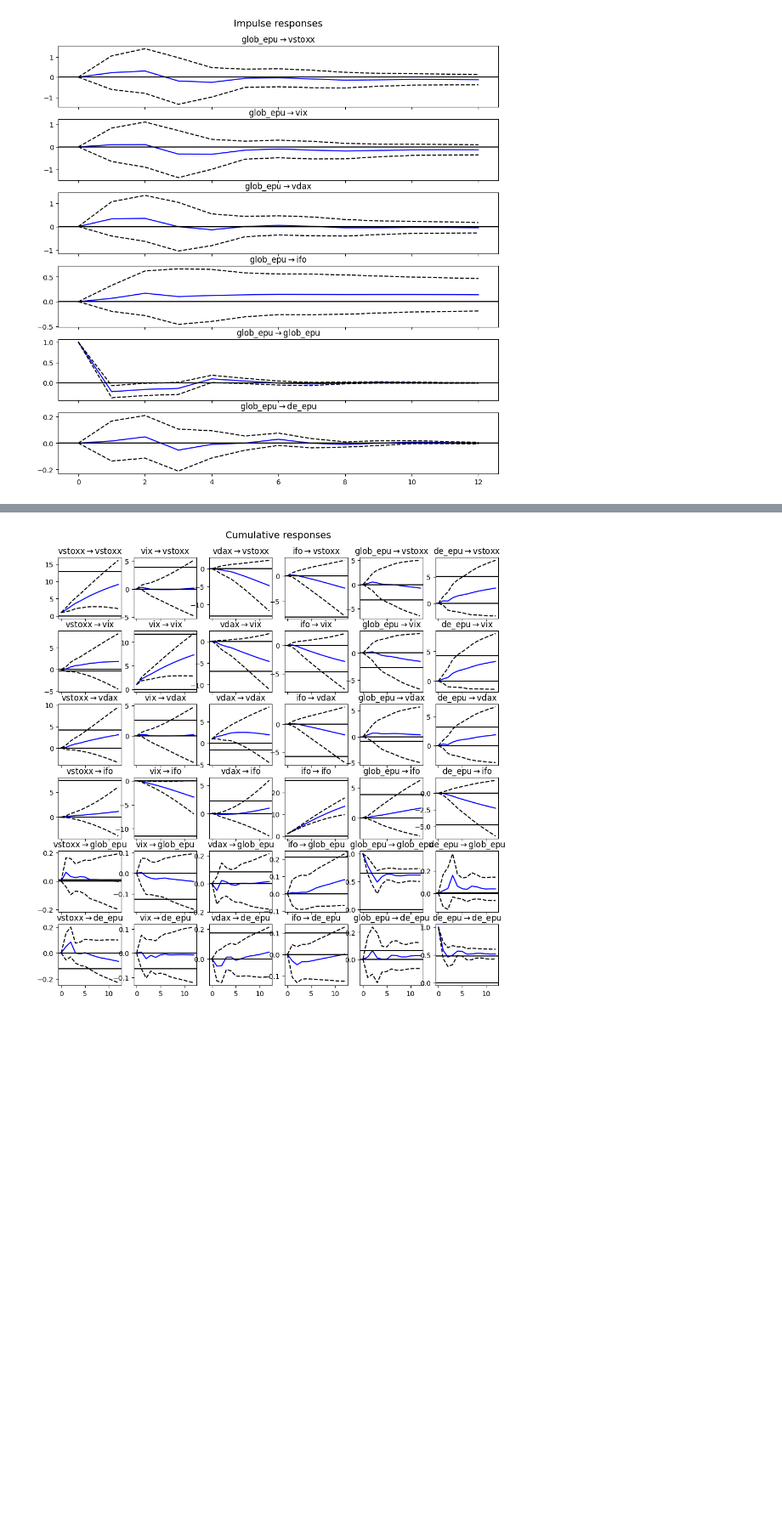
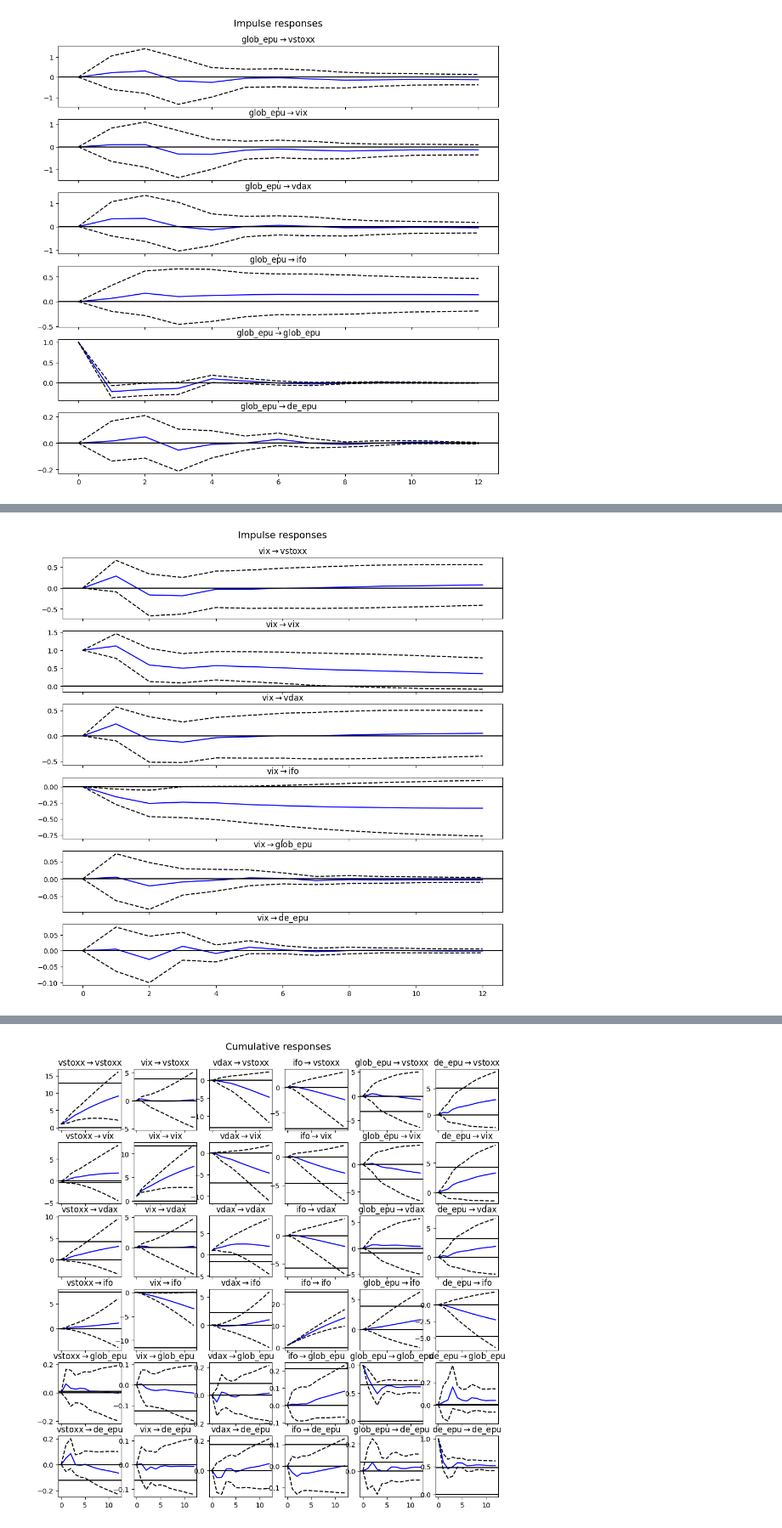
Before and after one commit to Joshi-77/BA-VAR, a Jupyter notebook: main.ipynb, the cells around one changed output, grey strips where cells are left out. Shown at 85% size. Saved outputs shown, nothing was run; the diff lists cells and outputs as text; code cells hidden in the pictures; blank space fills up the shorter version.

```diff
--- a/main.ipynb
+++ b/main.ipynb
@@ -369,0 +378,4 @@ irf.plot(impulse='glob_epu').get_figure().savefig('glob_epu.png')
+# %%
+irf.plot(impulse='vix').get_figure().savefig('vix.png')
+# %% [output]
+[figure, added]
```
Also changed, not shown: parts of 4 cells of this notebook, 1 other file.
